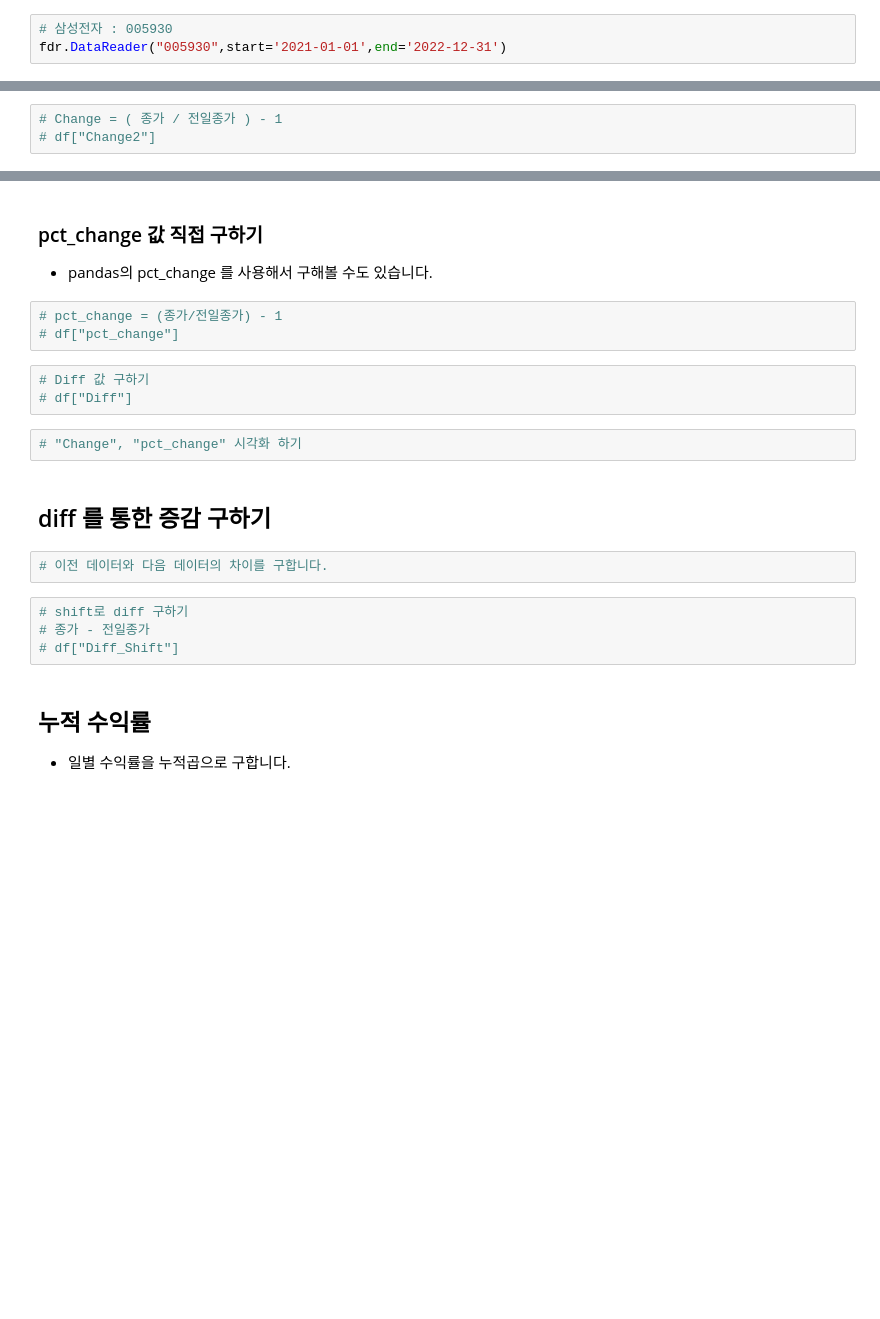
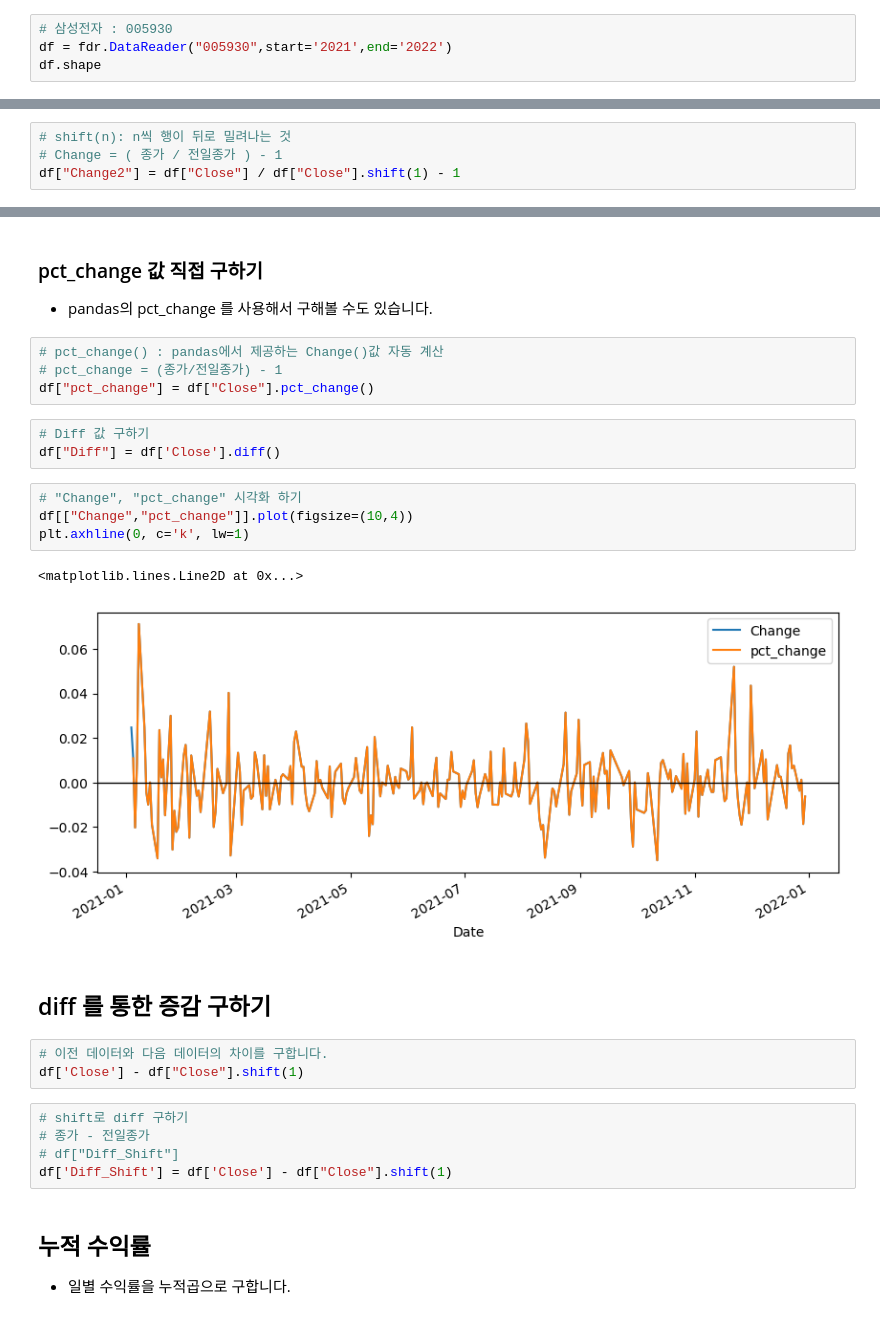
Before and after one commit to jamjamzo/finance-data-analysis, a Jupyter notebook: 6.1 일별 수익률과 이동평균-input.ipynb, the cells around one changed output, grey strips where cells are left out. Cells and saved outputs as stored; diff of their text form; blank space fills up the shorter version.

```diff
--- a/6.1 일별 수익률과 이동평균-input.ipynb
+++ b/6.1 일별 수익률과 이동평균-input.ipynb
@@ -34,5 +34,6 @@ import FinanceDataReader as fdr
 ## 삼성전자 일별시세 불러오기
 # %%
 # 삼성전자 : 005930
-fdr.DataReader("005930",start='2021-01-01',end='2022-12-31')
+df = fdr.DataReader("005930",start='2021',end='2022')
+df.shape
 # %% [output]
@@ -56,7 +53,8 @@ fdr.DataReader("005930",start='2021-01-01',end='2022-12-31')
 ## Shift 를 활용해 전일 대비 수익률 구하기
 ### Change 값 직접 구해보기
 # %%
+# shift(n): n씩 행이 뒤로 밀려나는 것
 # Change = ( 종가 / 전일종가 ) - 1
-# df["Change2"]
+df["Change2"] = df["Close"] / df["Close"].shift(1) - 1
 # %%
 # 불러온 값과 직접 구한 값이 같은지 확인하기
@@ -64,21 +71,29 @@ fdr.DataReader("005930",start='2021-01-01',end='2022-12-31')
 ### pct_change 값 직접 구하기
 * pandas의 pct_change 를 사용해서 구해볼 수도 있습니다.
 # %%
+# pct_change() : pandas에서 제공하는 Change()값 자동 계산
 # pct_change = (종가/전일종가) - 1
-# df["pct_change"]
+df["pct_change"] = df["Close"].pct_change()
 # %%
 # Diff 값 구하기
-# df["Diff"]
+df["Diff"] = df['Close'].diff()
-# %%
-# "Change", "pct_change" 시각화 하기
+# %%
+# "Change", "pct_change" 시각화 하기
+df[["Change","pct_change"]].plot(figsize=(10,4))
+plt.axhline(0, c='k', lw=1)
+# %% [output]
+<matplotlib.lines.Line2D at 0x...>
+[figure, added]
 # %% [markdown]
 ## diff 를 통한 증감 구하기
 # %%
 # 이전 데이터와 다음 데이터의 차이를 구합니다.
+df['Close'] - df["Close"].shift(1)
 # %%
 # shift로 diff 구하기
 # 종가 - 전일종가
 # df["Diff_Shift"]
+df['Diff_Shift'] = df['Close'] - df["Close"].shift(1)
 # %% [markdown]
 ## 누적 수익률
 * 일별 수익률을 누적곱으로 구합니다.
```
Also changed, not shown: parts of 6 cells of this notebook.
